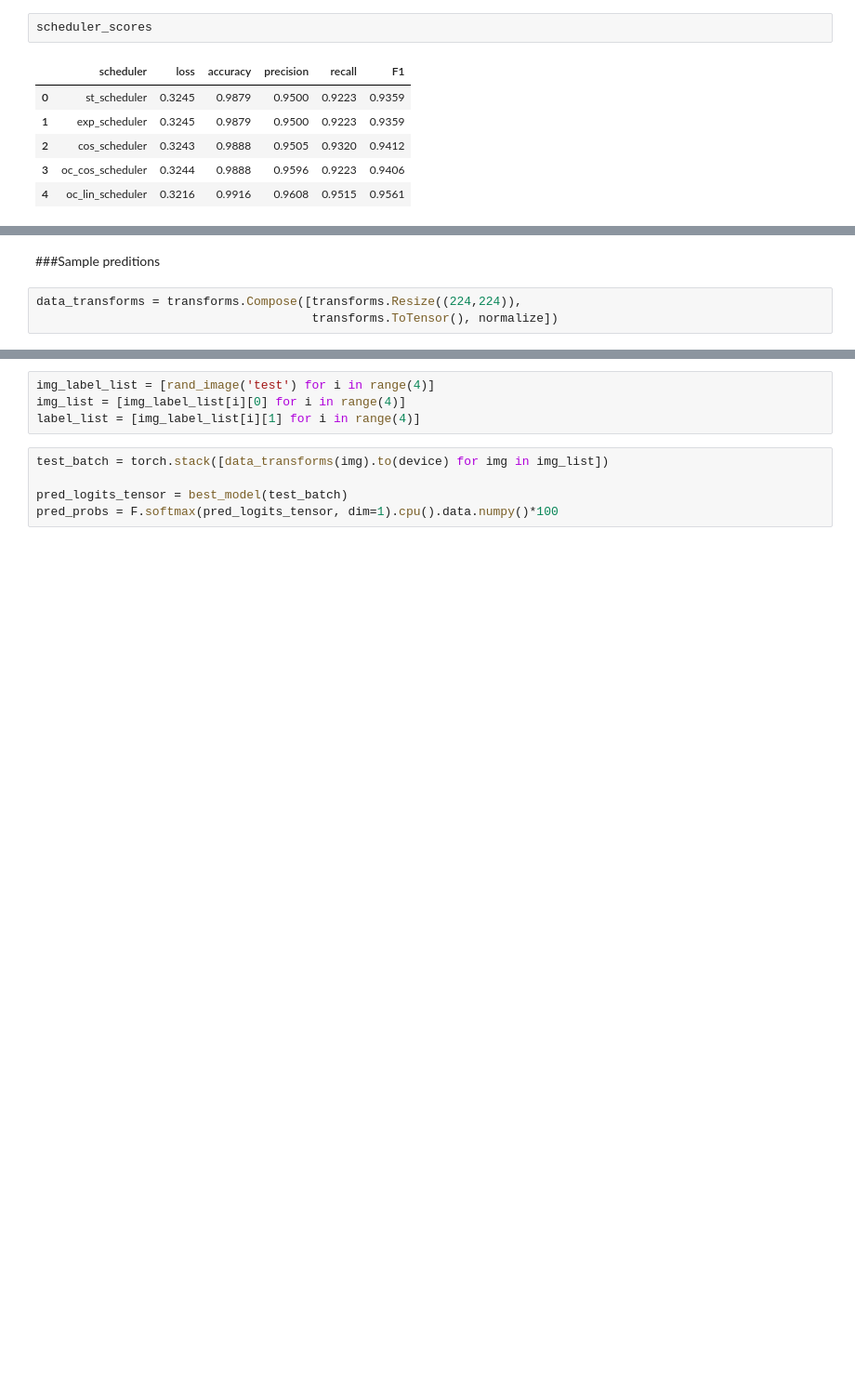
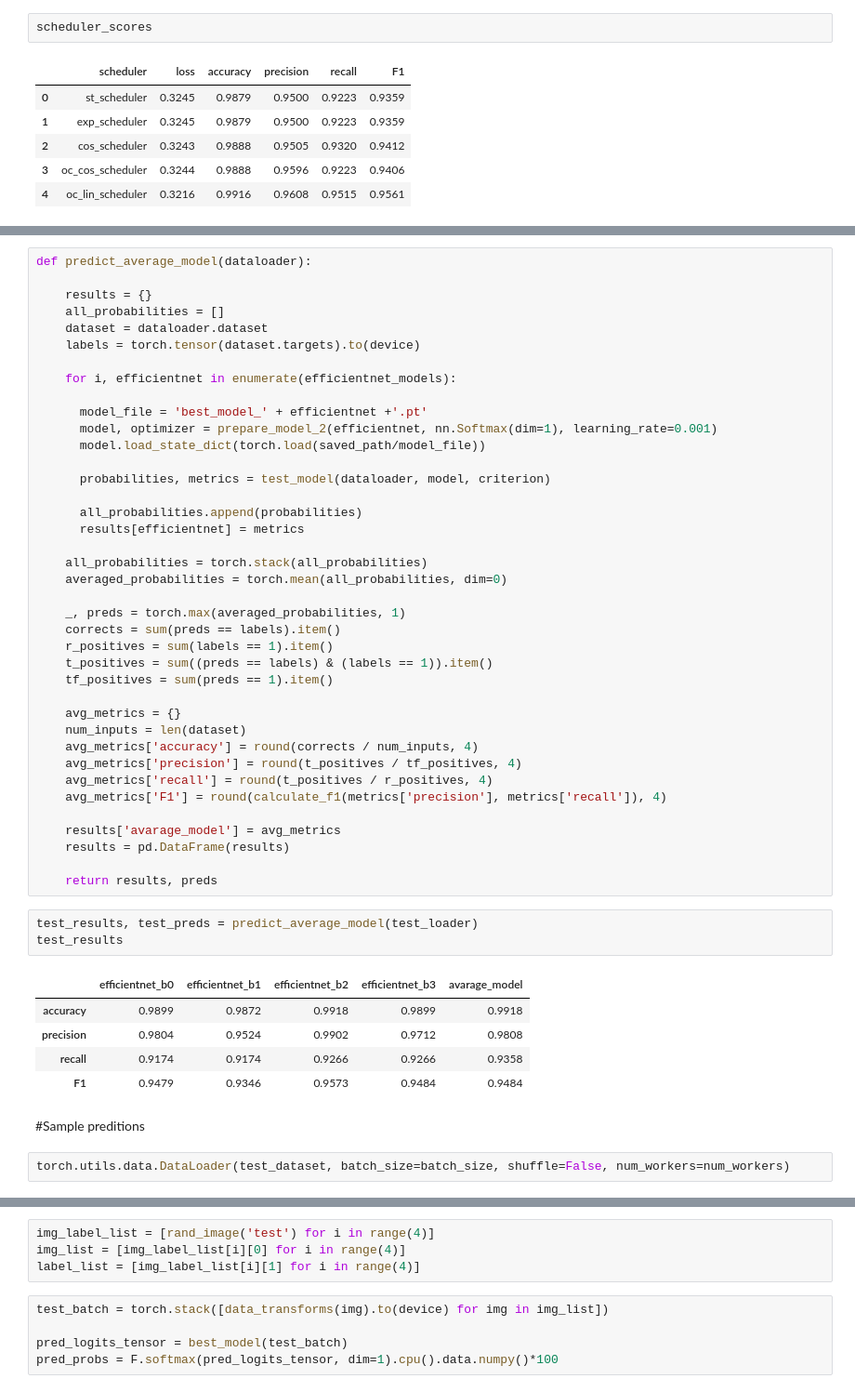
Before and after one commit to aziegert/Cataract_Classification_CV, a Jupyter notebook: Cataract_Classification_CV.ipynb, the cells around one changed output, grey strips where cells are left out. Shown at 93% size. Cells and saved outputs as stored; diff of their text form; blank space fills up the shorter version.

```diff
--- a/Cataract_Classification_CV.ipynb
+++ b/Cataract_Classification_CV.ipynb
@@ -1016,5 +778,52 @@ Loss for test dataset: 0.1772
+# %%
+def predict_average_model(dataloader):
+
+    results = {}
+    all_probabilities = []
+    dataset = dataloader.dataset
+    labels = torch.tensor(dataset.targets).to(device)
+
+    for i, efficientnet in enumerate(efficientnet_models):
+
+      model_file = 'best_model_' + efficientnet +'.pt'
+      model, optimizer = prepare_model_2(efficientnet, nn.Softmax(dim=1), learning_rate=0.001)
+      model.load_state_dict(torch.load(saved_path/model_file))
+
+      probabilities, metrics = test_model(dataloader, model, criterion)
+
+      all_probabilities.append(probabilities)
+      results[efficientnet] = metrics
+
+    all_probabilities = torch.stack(all_probabilities)
+    averaged_probabilities = torch.mean(all_probabilities, dim=0)
+
+    _, preds = torch.max(averaged_probabilities, 1)
+    corrects = sum(preds == labels).item()
+    r_positives = sum(labels == 1).item()
+    t_positives = sum((preds == labels) & (labels == 1)).item()
+    tf_positives = sum(preds == 1).item()
+
+    avg_metrics = {}
+    num_inputs = len(dataset)
+    avg_metrics['accuracy'] = round(corrects / num_inputs, 4)
+    avg_metrics['precision'] = round(t_positives / tf_positives, 4)
+    avg_metrics['recall'] = round(t_positives / r_positives, 4)
+    avg_metrics['F1'] = round(calculate_f1(metrics['precision'], metrics['recall']), 4)
+
+    results['avarage_model'] = avg_metrics
+    results = pd.DataFrame(results)
+
+    return results, preds
+# %%
+test_results, test_preds = predict_average_model(test_loader)
+test_results
+# %% [output]
+|  | efficientnet_b0 | efficientnet_b1 | efficientnet_b2 | efficientnet_b3 | avarage_model |
+| accuracy | 0.9899 | 0.9872 | 0.9918 | 0.9899 | 0.9918 |
+| precision | 0.9804 | 0.9524 | 0.9902 | 0.9712 | 0.9808 |
+| recall | 0.9174 | 0.9174 | 0.9266 | 0.9266 | 0.9358 |
+| F1 | 0.9479 | 0.9346 | 0.9573 | 0.9484 | 0.9484 |
 # %% [markdown]
-###Sample preditions
+#Sample preditions
-# %%
-data_transforms = transforms.Compose([transforms.Resize((224,224)),
-                                      transforms.ToTensor(), normalize])
+# %%
+torch.utils.data.DataLoader(test_dataset, batch_size=batch_size, shuffle=False, num_workers=num_workers)
```
Also changed, not shown: parts of 68 cells of this notebook.
